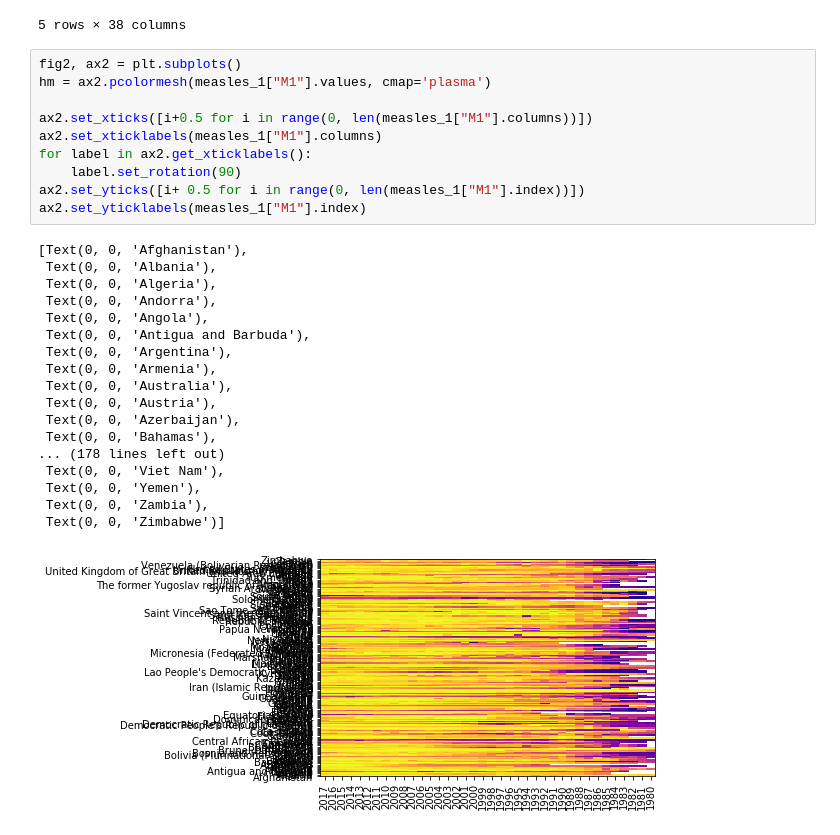
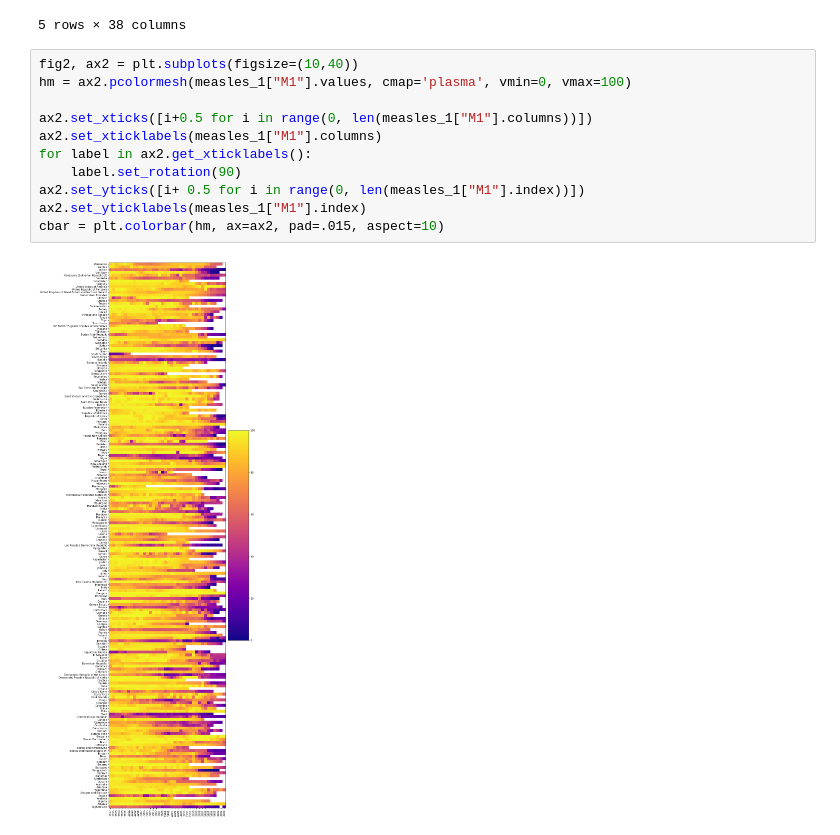
Before and after one commit to noatgnu/cds-python-graph, a Jupyter notebook: notebooks/main.ipynb, the cells around one changed output. Saved outputs shown, nothing was run; the diff lists cells and outputs as text.

```diff
--- a/notebooks/main.ipynb
+++ b/notebooks/main.ipynb
@@ -215,31 +218,15 @@ measles_1.head()
 | Angola | 42 | 45 | 51 | 56 | 59 | 67 | 60 | 67.0 | 53.0 | 57.0 | ... | ... |
 5 rows × 38 columns
 # %%
-fig2, ax2 = plt.subplots()
-hm = ax2.pcolormesh(measles_1["M1"].values, cmap='plasma')
+fig2, ax2 = plt.subplots(figsize=(10,40))
+hm = ax2.pcolormesh(measles_1["M1"].values, cmap='plasma', vmin=0, vmax=100)
 
 ax2.set_xticks([i+0.5 for i in range(0, len(measles_1["M1"].columns))])
 ax2.set_xticklabels(measles_1["M1"].columns)
 for label in ax2.get_xticklabels():
     label.set_rotation(90)
 ax2.set_yticks([i+ 0.5 for i in range(0, len(measles_1["M1"].index))])
 ax2.set_yticklabels(measles_1["M1"].index)
+cbar = plt.colorbar(hm, ax=ax2, pad=.015, aspect=10)
 # %% [output]
-[Text(0, 0, 'Afghanistan'),
- Text(0, 0, 'Albania'),
- Text(0, 0, 'Algeria'),
- Text(0, 0, 'Andorra'),
- Text(0, 0, 'Angola'),
- Text(0, 0, 'Antigua and Barbuda'),
- Text(0, 0, 'Argentina'),
- Text(0, 0, 'Armenia'),
- Text(0, 0, 'Australia'),
- Text(0, 0, 'Austria'),
- Text(0, 0, 'Azerbaijan'),
- Text(0, 0, 'Bahamas'),
-... (178 lines left out)
- Text(0, 0, 'Viet Nam'),
- Text(0, 0, 'Yemen'),
- Text(0, 0, 'Zambia'),
- Text(0, 0, 'Zimbabwe')]
-[figure, old version]
+[figure, new version]
```
Also changed, not shown: parts of 2 cells of this notebook.
